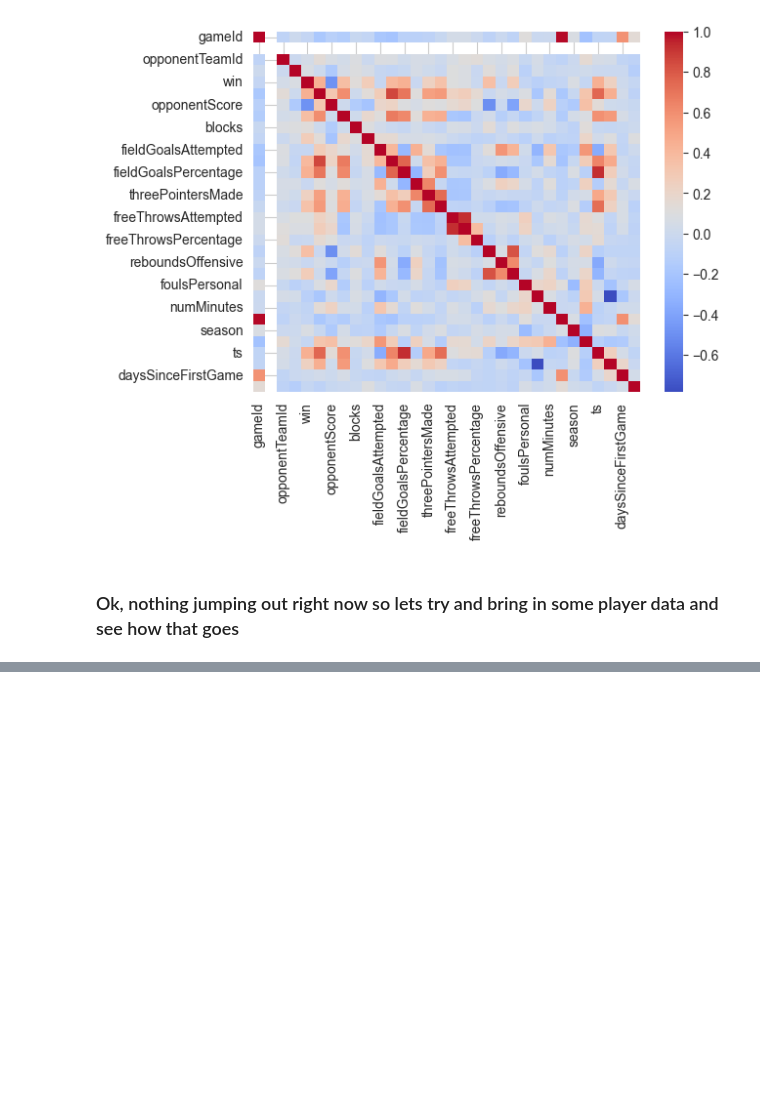
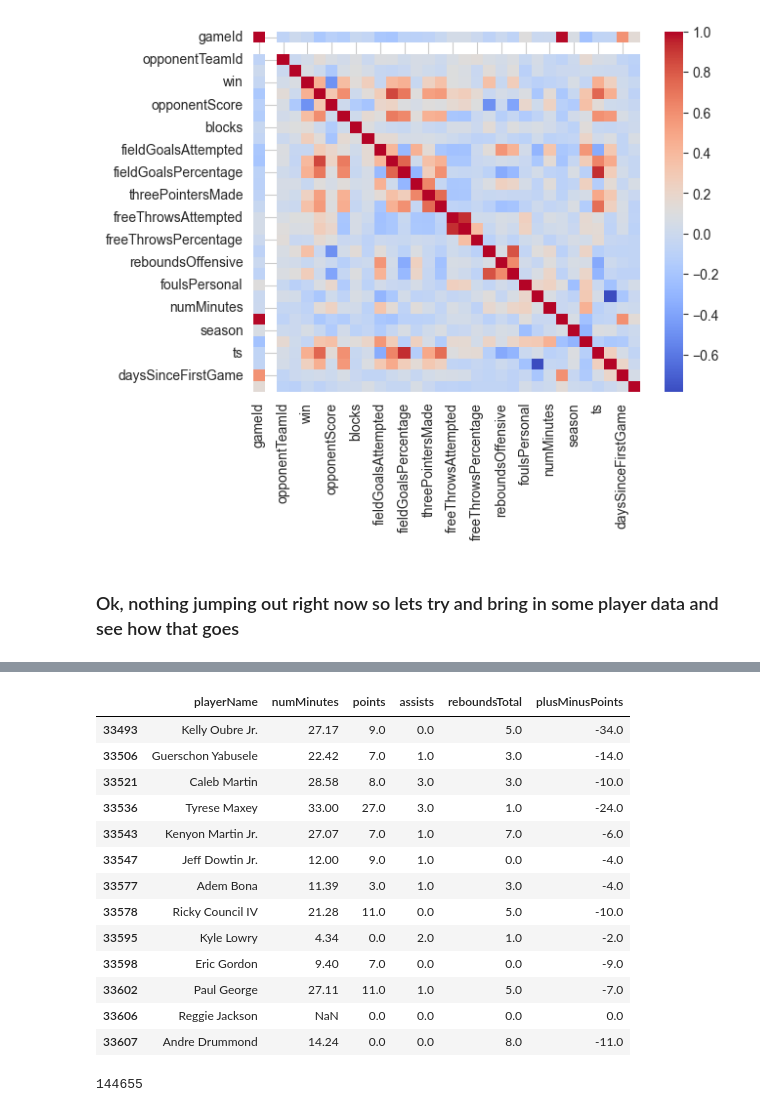
Before and after one commit to pruett1/nba-stats, a Jupyter notebook: exploratory.ipynb, the cells around one changed output, grey strips where cells are left out. Drawn from its saved outputs; the diff is of its cells as text; code cells hidden in the pictures; blank space fills up the shorter version.

```diff
--- a/exploratory.ipynb
+++ b/exploratory.ipynb
@@ -350,0 +412,33 @@ sns.heatmap(numeric_cols.corr(), cmap='coolwarm')
+# %%
+
+#lets just confirm with another game but maybe from last season this time to see if its consistent
+#the 76ers were kinda in injury purgatory last year so lets take the 2024-12-21 game vs the cavs
+#injury report was jared mccain and joel embiid
+game_id = recent_team_stats[(recent_team_stats['gameDay'] == '2024-12-21') & (recent_team_stats['teamId'] == name_to_id['76ers'])]['gameId'].iloc[0]
+
+players_stats_df[(players_stats_df['gameId'] == game_id) & (players_stats_df['playerteamName'] == '76ers')][['playerName', 'numMinutes', 'points', 'assists', 'reboundsTotal', 'plusMinusPoints']]
+
+#ok looks like if a player is out theyre dropped from that game report
+#so I can get how many players are missing by doing 15 - num_players
+#but also role players matter slightly less so I should try and also have this weighted towards number of minutes missing, which would be done with min_per_game per season
+# %% [output]
+|  | playerName | numMinutes | points | assists | reboundsTotal | plusMinusPoints |
+| 33493 | Kelly Oubre Jr. | 27.17 | 9.0 | 0.0 | 5.0 | -34.0 |
+| 33506 | Guerschon Yabusele | 22.42 | 7.0 | 1.0 | 3.0 | -14.0 |
+| 33521 | Caleb Martin | 28.58 | 8.0 | 3.0 | 3.0 | -10.0 |
+| 33536 | Tyrese Maxey | 33.00 | 27.0 | 3.0 | 1.0 | -24.0 |
+| 33543 | Kenyon Martin Jr. | 27.07 | 7.0 | 1.0 | 7.0 | -6.0 |
+| 33547 | Jeff Dowtin Jr. | 12.00 | 9.0 | 1.0 | 0.0 | -4.0 |
+| 33577 | Adem Bona | 11.39 | 3.0 | 1.0 | 3.0 | -4.0 |
+| 33578 | Ricky Council IV | 21.28 | 11.0 | 0.0 | 5.0 | -10.0 |
+| 33595 | Kyle Lowry | 4.34 | 0.0 | 2.0 | 1.0 | -2.0 |
+| 33598 | Eric Gordon | 9.40 | 7.0 | 0.0 | 0.0 | -9.0 |
+| 33602 | Paul George | 27.11 | 11.0 | 1.0 | 5.0 | -7.0 |
+| 33606 | Reggie Jackson | NaN | 0.0 | 0.0 | 0.0 | 0.0 |
+| 33607 | Andre Drummond | 14.24 | 0.0 | 0.0 | 8.0 | -11.0 |
+# %%
+all_rec_game_ids = recent_team_stats['gameId'].unique()
+len(all_rec_game_ids)
+recent_player_stats = players_stats_df[players_stats_df['gameId'].isin(all_rec_game_ids)]
+# %% [output]
+144655
```
Also changed, not shown: parts of 17 cells of this notebook.
